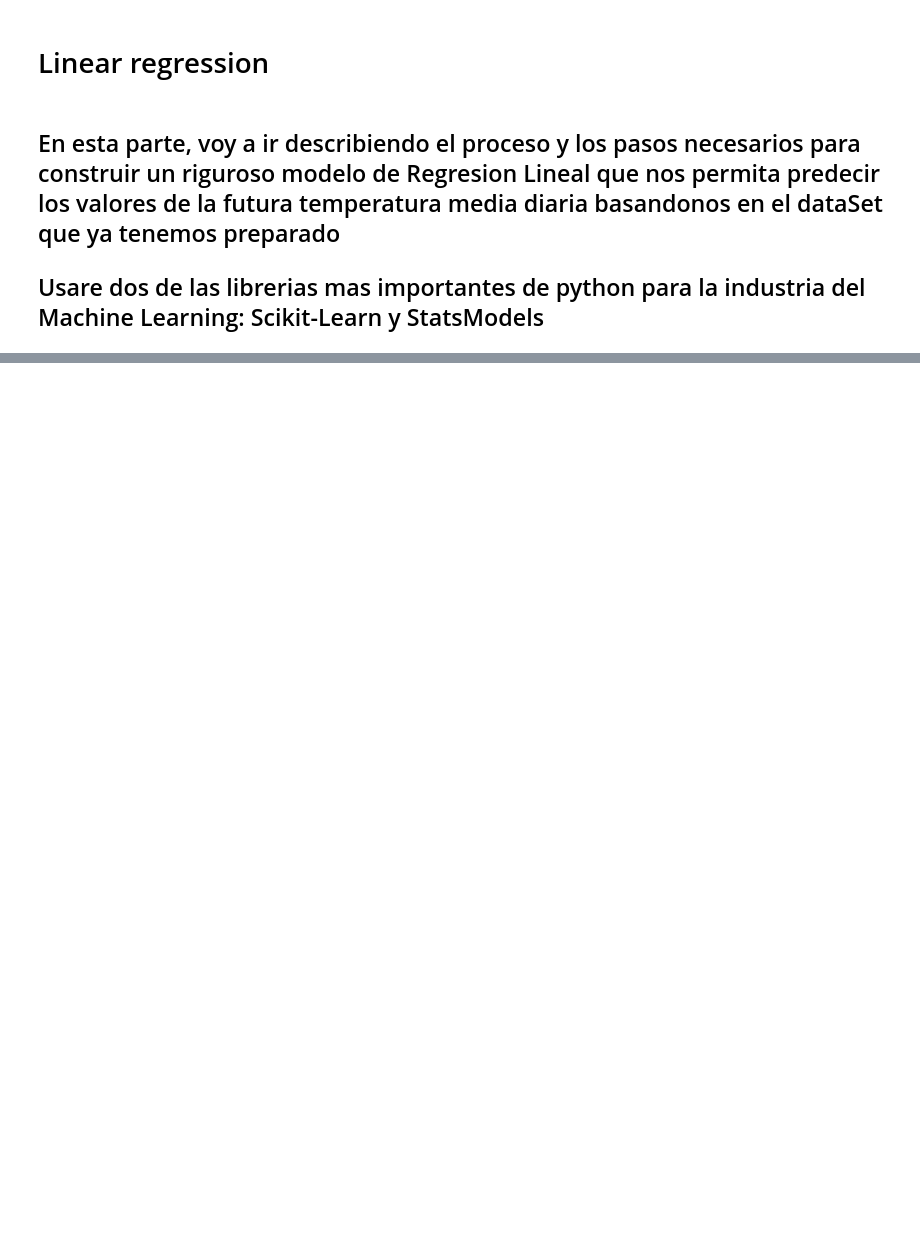
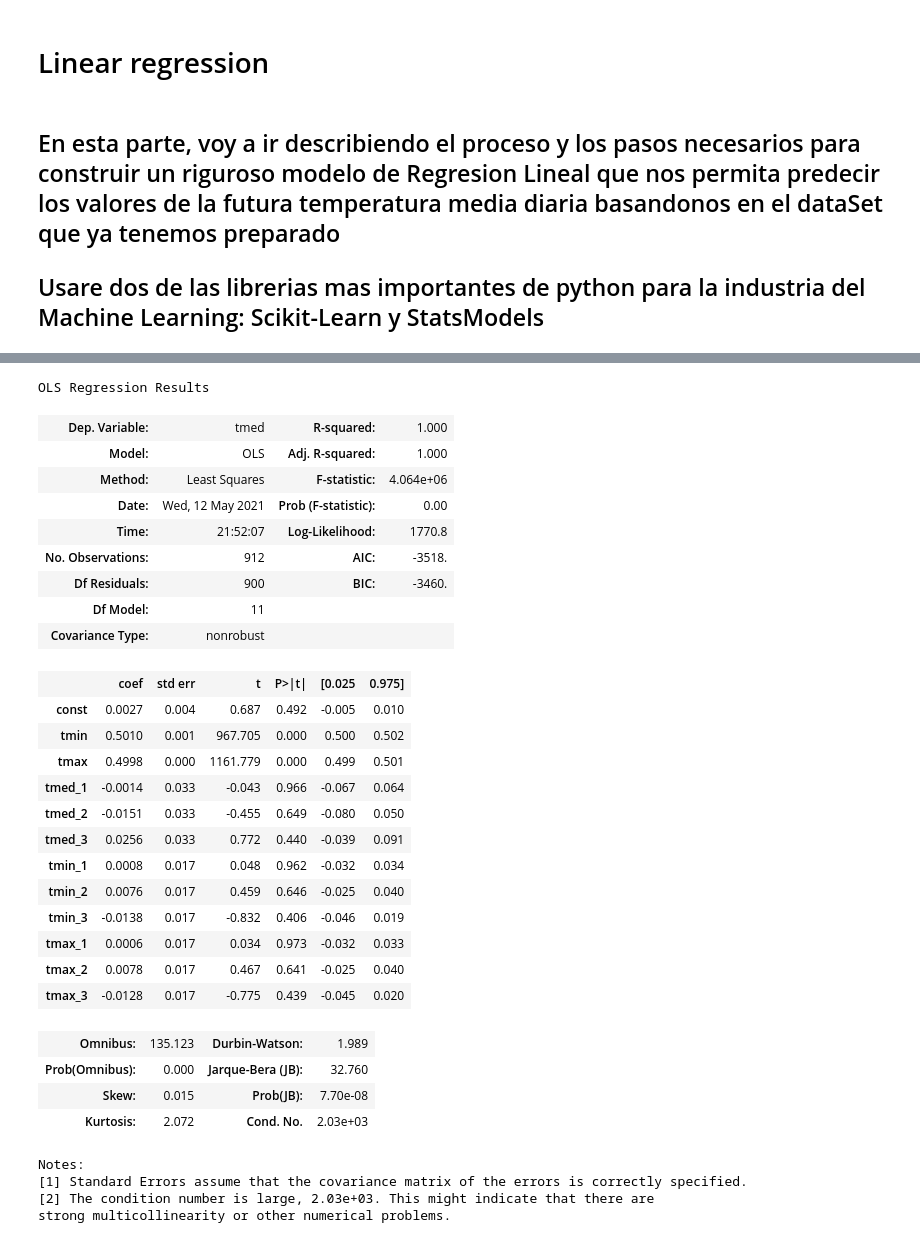
Before and after one commit to Plopezq/weather-forecast, a Jupyter notebook: Linear-Regression.ipynb, the cells around one changed output, grey strips where cells are left out. Saved outputs shown, nothing was run; the diff lists cells and outputs as text; code cells hidden in the pictures; blank space fills up the shorter version.

Commit message:
Linear regression

```diff
--- a/Linear-Regression.ipynb
+++ b/Linear-Regression.ipynb
@@ -19,0 +106,3 @@ QUIZA dar mas explicaciones
+# %%
+#Quito ya el tmed de predictors
+predictors = ['tmin','tmax','tmed_1','tmed_2','tmed_3','tmin_1','tmin_2','tmin_3','tmax_1','tmax_2', 'tmax_3']
@@ -19,0 +125,12 @@ QUIZA dar mas explicaciones
+# %%
+# Importamos el modulo
+import statsmodels.api as sm
+
+# Separo mis variables de prediccion (X) de mi variable de resultado Y
+X = df2[predictors]
+y = df2['tmed']
+
+#Añadimos una constante al conjunto de variables de prediccion para representar como de importante es la interseccion
+# Add a constant to the predictor variable set to represent the Bo intercept
+X = sm.add_constant(X)
+X.iloc[:5, :5]
@@ -19,0 +145,41 @@ QUIZA dar mas explicaciones
+# %%
+# (1) select a significance value
+alpha = 0.05
+
+# (2) Fit the model
+model = sm.OLS(y, X).fit()
+
+# (3) evaluate the coefficients' p-values
+model.summary()
+# %% [output]
+OLS Regression Results
+| Dep. Variable: | tmed | R-squared: | 1.000 |
+| Model: | OLS | Adj. R-squared: | 1.000 |
+| Method: | Least Squares | F-statistic: | 4.064e+06 |
+| Date: | Wed, 12 May 2021 | Prob (F-statistic): | 0.00 |
+| Time: | 21:52:07 | Log-Likelihood: | 1770.8 |
+| No. Observations: | 912 | AIC: | -3518. |
+| Df Residuals: | 900 | BIC: | -3460. |
+| Df Model: | 11 |  |  |
+| Covariance Type: | nonrobust |  |  |
+|  | coef | std err | t | P>|t| | [0.025 | 0.975] |
+| const | 0.0027 | 0.004 | 0.687 | 0.492 | -0.005 | 0.010 |
+| tmin | 0.5010 | 0.001 | 967.705 | 0.000 | 0.500 | 0.502 |
+| tmax | 0.4998 | 0.000 | 1161.779 | 0.000 | 0.499 | 0.501 |
+| tmed_1 | -0.0014 | 0.033 | -0.043 | 0.966 | -0.067 | 0.064 |
+| tmed_2 | -0.0151 | 0.033 | -0.455 | 0.649 | -0.080 | 0.050 |
+| tmed_3 | 0.0256 | 0.033 | 0.772 | 0.440 | -0.039 | 0.091 |
+| tmin_1 | 0.0008 | 0.017 | 0.048 | 0.962 | -0.032 | 0.034 |
+| tmin_2 | 0.0076 | 0.017 | 0.459 | 0.646 | -0.025 | 0.040 |
+| tmin_3 | -0.0138 | 0.017 | -0.832 | 0.406 | -0.046 | 0.019 |
+| tmax_1 | 0.0006 | 0.017 | 0.034 | 0.973 | -0.032 | 0.033 |
+| tmax_2 | 0.0078 | 0.017 | 0.467 | 0.641 | -0.025 | 0.040 |
+| tmax_3 | -0.0128 | 0.017 | -0.775 | 0.439 | -0.045 | 0.020 |
+| Omnibus: | 135.123 | Durbin-Watson: | 1.989 |
+| Prob(Omnibus): | 0.000 | Jarque-Bera (JB): | 32.760 |
+| Skew: | 0.015 | Prob(JB): | 7.70e-08 |
+| Kurtosis: | 2.072 | Cond. No. | 2.03e+03 |
+Notes:
+[1] Standard Errors assume that the covariance matrix of the errors is correctly specified.
+[2] The condition number is large, 2.03e+03. This might indicate that there are
+strong multicollinearity or other numerical problems.
```
Also changed, not shown: parts of 19 cells of this notebook.
